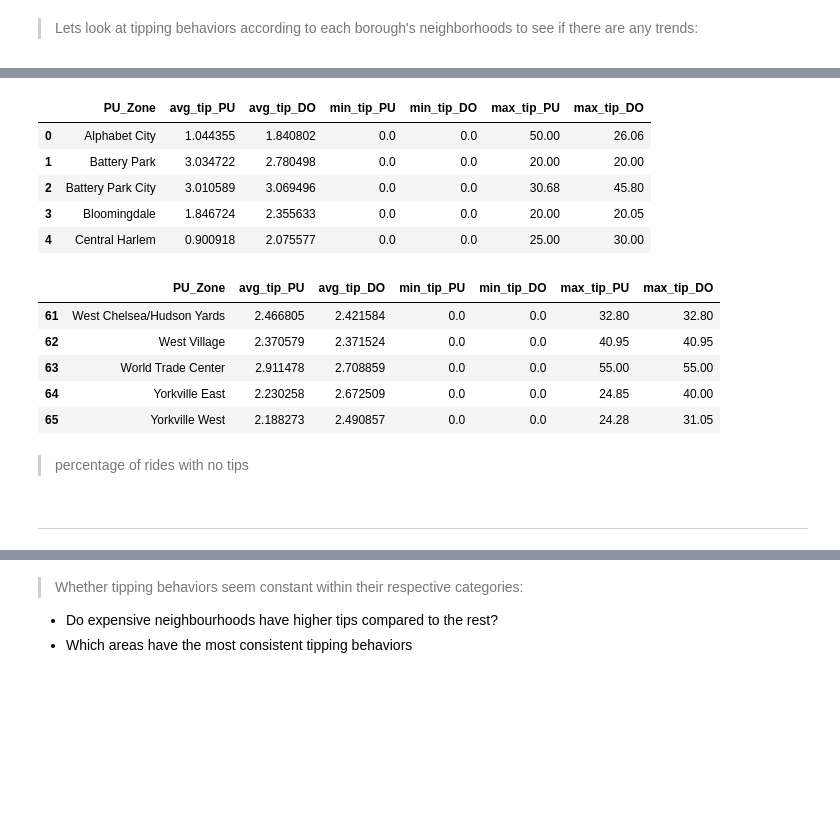
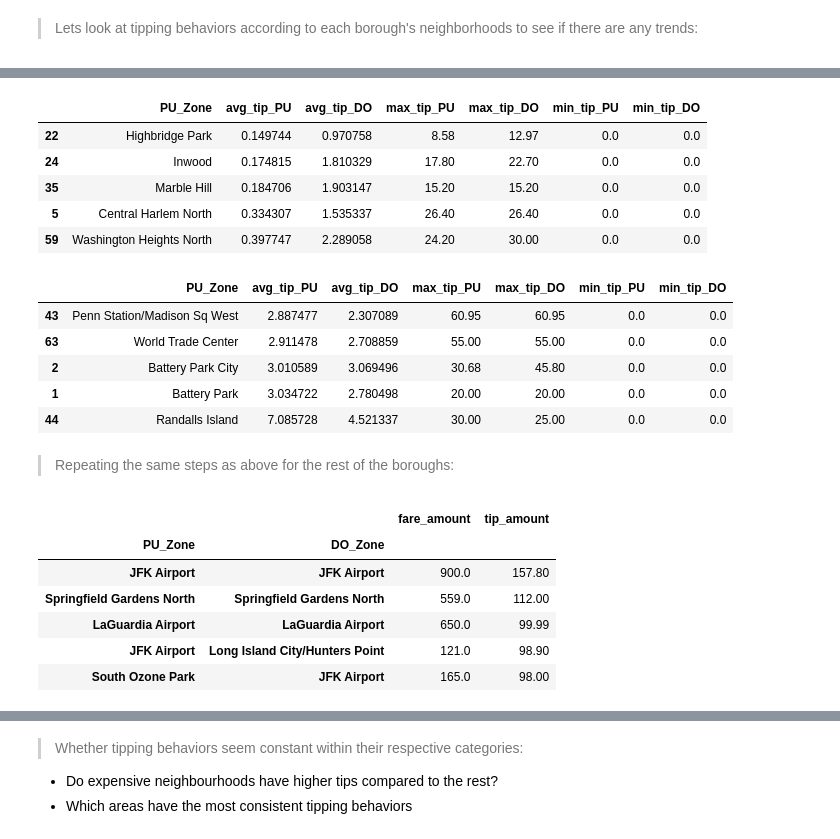
Before and after one commit to jjen1/nyc-taxis-trends, a Jupyter notebook: notebooks/yellow_taxis_eda.ipynb, the cells around one changed output, grey strips where cells are left out. Drawn from its saved outputs; the diff is of its cells as text; code cells hidden in the pictures; blank space fills up the shorter version.

```diff
--- a/notebooks/yellow_taxis_eda.ipynb
+++ b/notebooks/yellow_taxis_eda.ipynb
@@ -674,7 +673,13 @@ merged.rename(columns={'tpep_pickup_datetime': 'PU_datetime', 'tpep_dropoff_date
 merged = merged[(merged['PU_Borough'] != 'EWR') & (merged['DO_Borough'] != 'EWR')] # will keep 'Unknown' columns, but it will be excluded from borough-level comparisons
 # %%
 # identifying cancelled rides: these are rides with negative fare amounts that have corresponding positive fare amounts
-overall_canceled_rides = identify_cancelled_rides(merged)
+#'ride_id_cols' serve as the unique ride identification
+ride_id_cols = ['VendorID','PU_datetime', 'DO_datetime', 'PULocationID', 'DOLocationID', 'duration_mins', 'trip_distance', 'passenger_count', 'payment_type', 'RatecodeID']
+
+# fare_amount and other monetary columns will be stored in 'fee_cols'
+fee_cols = ['fare_amount', 'extra', 'mta_tax', 'tip_amount', 'improvement_surcharge', 'congestion_surcharge', 'tolls_amount', 'Airport_fee', 'cbd_congestion_fee']
+
+overall_canceled_rides = identify_cancelled_rides(merged, ride_id_cols, fee_cols)
 overall_canceled_rides[['fare_amount_neg', 'fare_amount_pos']].nunique() # should only return the same amount of records for each column
 # %% [output]
 fare_amount_neg    803
@@ -742,7 +747,7 @@ borough_fares[(borough_fares['PU_Borough'] != 'Unknown') & (borough_fares['DO_Bo
 * This backs up the geographical data of Queens and Staten Island being more spaced out
 * Lets look even closer into specific zones within the boroughs to look at the varying fare amounts
 # %%
-# starting with Manhattan, since it has the most rides: same process as above of filtering out the canceled/refunded rides
-m_canceled_rides = identify_cancelled_rides(manhattan)
+# starting with Manhattan: using the same process as above of filtering out the canceled/refunded rides
+m_canceled_rides = identify_cancelled_rides(manhattan, ride_id_cols, fee_cols)
 manhattan_cleaned = remove_cancelled_fare_pairs(manhattan, m_canceled_rides)
 # %% [markdown]
@@ -1177,27 +1175,37 @@ manhattan_tips.groupby(['PU_Zone', 'DO_Zone'])['tip_amount'].agg(['mean', 'min',
 # %%
-# Manhattan: neighborhoods with the highest average tips
-m_tip_pu = manhattan_tips.groupby('PU_Zone')['tip_amount'].agg(avg_tip_PU='mean', min_tip_PU='min', max_tip_PU='max').reset_index() # avg, min, max tip by pickup zone
-m_tip_do = manhattan_tips.groupby('DO_Zone')['tip_amount'].agg(avg_tip_DO='mean', min_tip_DO='min', max_tip_DO='max').reset_index() # avg, min, max tip by dropoff zone
-m_tip_zones = pd.merge(m_tip_pu, m_tip_do, left_on='PU_Zone', right_on='DO_Zone', how='inner') # merge on zones
-m_tip_zones[['PU_Zone', 'avg_tip_PU', 'avg_tip_DO', 'min_tip_PU', 'min_tip_DO', 'max_tip_PU', 'max_tip_DO']].head()
+# Manhattan: neighborhoods with the lowest average tips
+m_tip_pu = manhattan_tips.groupby('PU_Zone')['tip_amount'].agg(avg_tip_PU='mean', max_tip_PU='max', min_tip_PU='min').reset_index() # avg, min, max tip by pickup zone
+m_tip_do = manhattan_tips.groupby('DO_Zone')['tip_amount'].agg(avg_tip_DO='mean', max_tip_DO='max', min_tip_DO='min').reset_index() # avg, min, max tip by dropoff zone
+m_tip_zones = pd.merge(m_tip_pu, m_tip_do, left_on='PU_Zone', right_on='DO_Zone', how='inner').sort_values(by=['avg_tip_PU','avg_tip_DO'], ascending=True) # merge on zones
+m_tip_zones[['PU_Zone', 'avg_tip_PU', 'avg_tip_DO', 'max_tip_PU', 'max_tip_DO', 'min_tip_PU', 'min_tip_DO']].head()
 # %% [output]
-|  | PU_Zone | avg_tip_PU | avg_tip_DO | min_tip_PU | min_tip_DO | max_tip_PU | max_tip_DO |
-| 0 | Alphabet City | 1.044355 | 1.840802 | 0.0 | 0.0 | 50.00 | 26.06 |
-| 1 | Battery Park | 3.034722 | 2.780498 | 0.0 | 0.0 | 20.00 | 20.00 |
-| 2 | Battery Park City | 3.010589 | 3.069496 | 0.0 | 0.0 | 30.68 | 45.80 |
-| 3 | Bloomingdale | 1.846724 | 2.355633 | 0.0 | 0.0 | 20.00 | 20.05 |
-| 4 | Central Harlem | 0.900918 | 2.075577 | 0.0 | 0.0 | 25.00 | 30.00 |
+|  | PU_Zone | avg_tip_PU | avg_tip_DO | max_tip_PU | max_tip_DO | min_tip_PU | min_tip_DO |
+| 22 | Highbridge Park | 0.149744 | 0.970758 | 8.58 | 12.97 | 0.0 | 0.0 |
+| 24 | Inwood | 0.174815 | 1.810329 | 17.80 | 22.70 | 0.0 | 0.0 |
+| 35 | Marble Hill | 0.184706 | 1.903147 | 15.20 | 15.20 | 0.0 | 0.0 |
+| 5 | Central Harlem North | 0.334307 | 1.535337 | 26.40 | 26.40 | 0.0 | 0.0 |
+| 59 | Washington Heights North | 0.397747 | 2.289058 | 24.20 | 30.00 | 0.0 | 0.0 |
 # %%
-# Manhattan: neighborhoods with the lowest average tips
-m_tip_zones[['PU_Zone', 'avg_tip_PU', 'avg_tip_DO', 'min_tip_PU', 'min_tip_DO', 'max_tip_PU', 'max_tip_DO']].tail()
+# Manhattan: neighborhoods with the highest average tips
+m_tip_zones[['PU_Zone', 'avg_tip_PU', 'avg_tip_DO', 'max_tip_PU', 'max_tip_DO', 'min_tip_PU', 'min_tip_DO']].tail()
 # %% [output]
-|  | PU_Zone | avg_tip_PU | avg_tip_DO | min_tip_PU | min_tip_DO | max_tip_PU | max_tip_DO |
-| 61 | West Chelsea/Hudson Yards | 2.466805 | 2.421584 | 0.0 | 0.0 | 32.80 | 32.80 |
-| 62 | West Village | 2.370579 | 2.371524 | 0.0 | 0.0 | 40.95 | 40.95 |
-| 63 | World Trade Center | 2.911478 | 2.708859 | 0.0 | 0.0 | 55.00 | 55.00 |
-| 64 | Yorkville East | 2.230258 | 2.672509 | 0.0 | 0.0 | 24.85 | 40.00 |
-| 65 | Yorkville West | 2.188273 | 2.490857 | 0.0 | 0.0 | 24.28 | 31.05 |
+|  | PU_Zone | avg_tip_PU | avg_tip_DO | max_tip_PU | max_tip_DO | min_tip_PU | min_tip_DO |
+| 43 | Penn Station/Madison Sq West | 2.887477 | 2.307089 | 60.95 | 60.95 | 0.0 | 0.0 |
+| 63 | World Trade Center | 2.911478 | 2.708859 | 55.00 | 55.00 | 0.0 | 0.0 |
+| 2 | Battery Park City | 3.010589 | 3.069496 | 30.68 | 45.80 | 0.0 | 0.0 |
+| 1 | Battery Park | 3.034722 | 2.780498 | 20.00 | 20.00 | 0.0 | 0.0 |
+| 44 | Randalls Island | 7.085728 | 4.521337 | 30.00 | 25.00 | 0.0 | 0.0 |
-# %% [markdown]
-> percentage of rides with no tips
-# %% [markdown]
----
+# %% [markdown]
+> Repeating the same steps as above for the rest of the boroughs:
+# %%
+# Queens
+# max tips grouped by PU_Borough & DO_Borough
+queens_tips.groupby(['PU_Zone', 'DO_Zone'])[['fare_amount','tip_amount']].max().sort_values(by='tip_amount', ascending=False).head()
+# %% [output]
+|  |  | fare_amount | tip_amount |
+| PU_Zone | DO_Zone |  |  |
+| JFK Airport | JFK Airport | 900.0 | 157.80 |
+| Springfield Gardens North | Springfield Gardens North | 559.0 | 112.00 |
+| LaGuardia Airport | LaGuardia Airport | 650.0 | 99.99 |
+| JFK Airport | Long Island City/Hunters Point | 121.0 | 98.90 |
+| South Ozone Park | JFK Airport | 165.0 | 98.00 |
```
Also changed, not shown: parts of 59 cells of this notebook, 1 other file.
